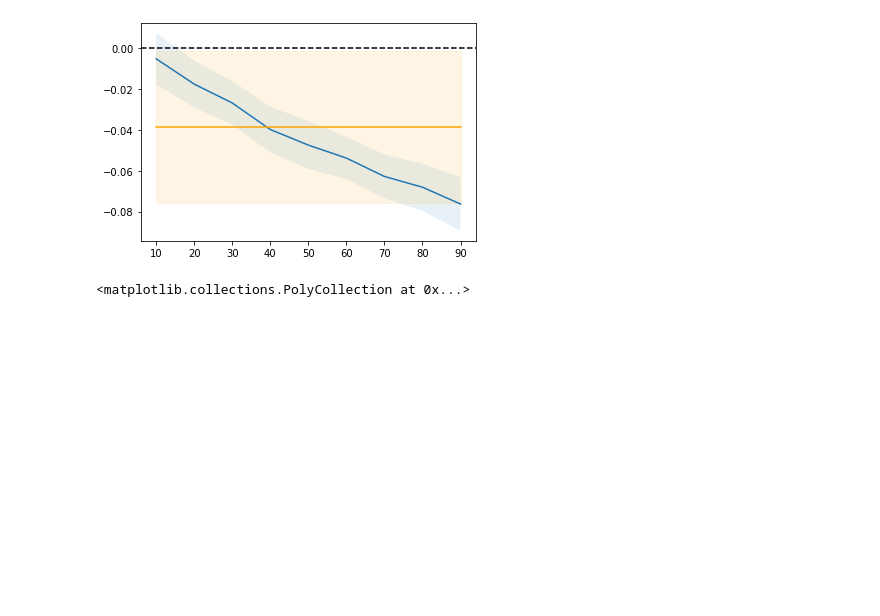
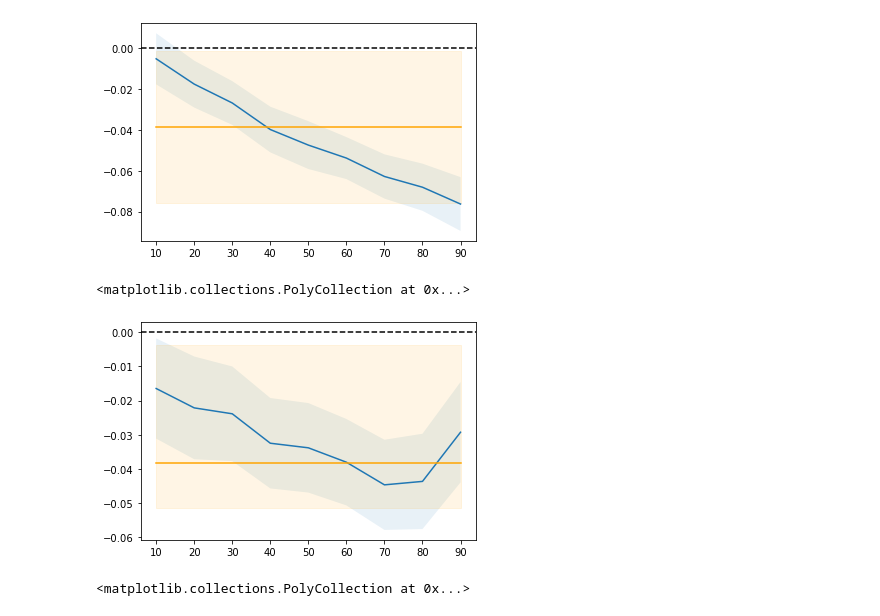
Before and after one commit to aadsouza/econ499, a Jupyter notebook: code/rifdistributionplots.ipynb, the cells around one changed output. Cells and saved outputs as stored; diff of their text form; code cells hidden in the pictures; blank space fills up the shorter version.

```diff
--- a/code/rifdistributionplots.ipynb
+++ b/code/rifdistributionplots.ipynb
@@ -70,4 +90,22 @@ ax.fill_between(whitemen.percentile, whitemen.lbols, whitemen.ubols, alpha = 0.1
 # %% [output]
 <matplotlib.collections.PolyCollection at 0x...>
 [figure]
+# %%
+#Effect of treat_st on wages for all white men along distribution
+whitemen = men[men.name.str.startswith("m_treat_st")]
+whitemen["percentile"] = whitemen["name"].str.strip().str[-2:].astype(int)
+
+whitemen["ols"] = -.0383476 #nocc3 using rifdid.log
+whitemen["lbols"] = -.0513728
+whitemen["ubols"] = -.0037546
+
+fig, ax = plt.subplots()
+ax.axhline(y = 0, color = "black", linestyle ="--")
+ax.plot(whitemen.percentile, whitemen.coef)
+ax.fill_between(whitemen.percentile, whitemen.lb, whitemen.ub, alpha = 0.1)
+ax.plot(whitemen.percentile, whitemen.ols, color = "orange")
+ax.fill_between(whitemen.percentile, whitemen.lbols, whitemen.ubols, alpha = 0.1, color = "orange")
+# %% [output]
+<matplotlib.collections.PolyCollection at 0x...>
+[figure, added]
 # %%
```
Also changed, not shown: parts of 31 cells of this notebook, 9 other files.
